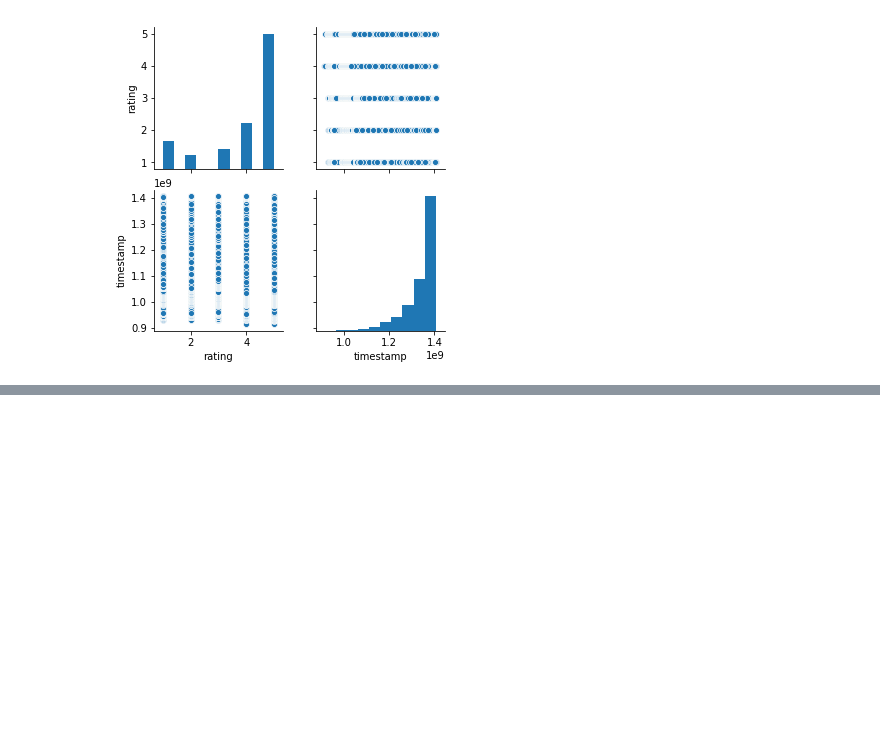
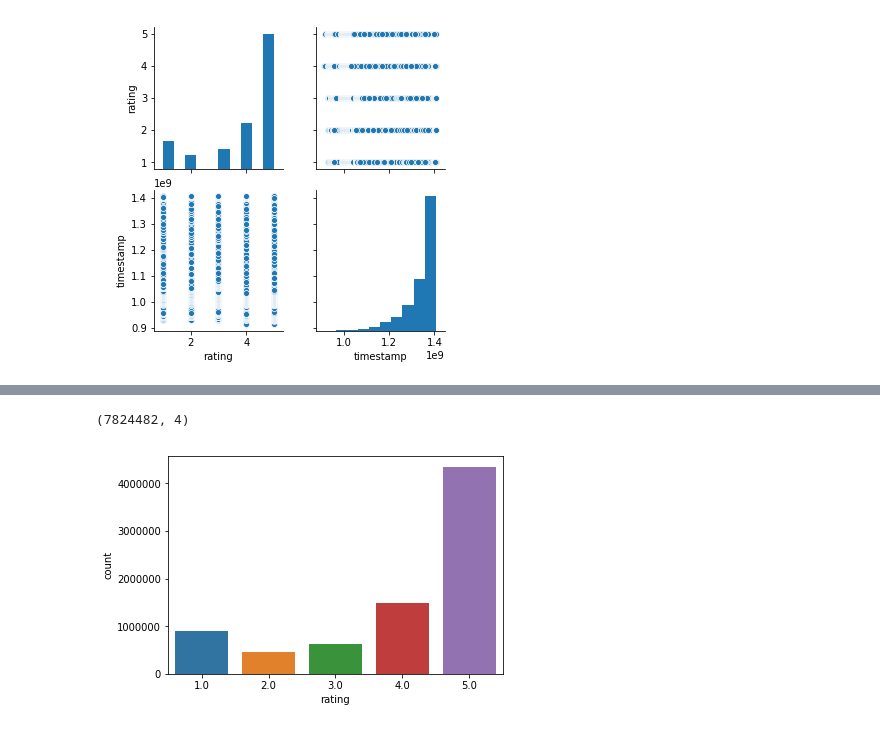
Before and after one commit to jpthirumalai/aiml, a Jupyter notebook: Project-RecommenderSystem/Project-RecommenderSystem-Thiru.ipynb, the cells around one changed output, grey strips where cells are left out. Cells and saved outputs as stored; diff of their text form; code cells hidden in the pictures; blank space fills up the shorter version.

```diff
--- a/Project-RecommenderSystem/Project-RecommenderSystem-Thiru.ipynb
+++ b/Project-RecommenderSystem/Project-RecommenderSystem-Thiru.ipynb
@@ -59,0 +95,3 @@ sns.pairplot(elec_df)
+# %%
+elec_grouped = elec_df.groupby(['user_id']).agg({'rating':'count'}).reset_index()
+r50_elec_df = elec_grouped.sort_values(['rating', 'user_id'], ascending = [0,1])
@@ -59,0 +111,2 @@ sns.pairplot(elec_df)
+# %%
+sparse_elec_df = elec_df[elec_df.user_id.isin(r50_elec_df['user_id'])]
@@ -59,0 +135,10 @@ sns.pairplot(elec_df)
+# %%
+sparse_elec_df.shape
+# %% [output]
+(7824482, 4)
+# %%
+#plotting count of rating
+sns.countplot(data=sparse_elec_df , x='rating')
+plt.show()
+# %% [output]
+[figure, added]
```
Also changed, not shown: parts of 59 cells of this notebook, 1 other file.
